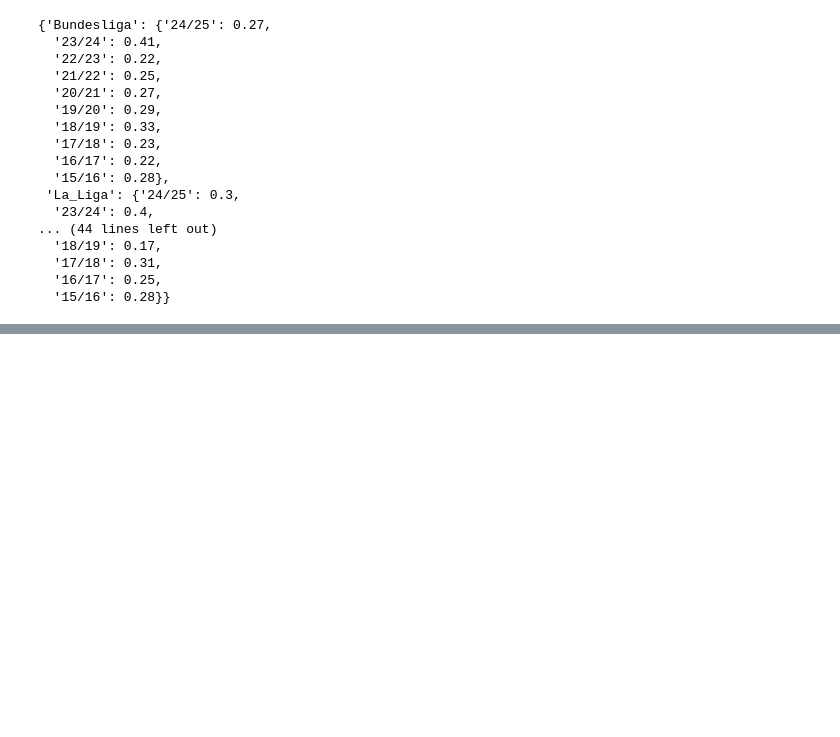
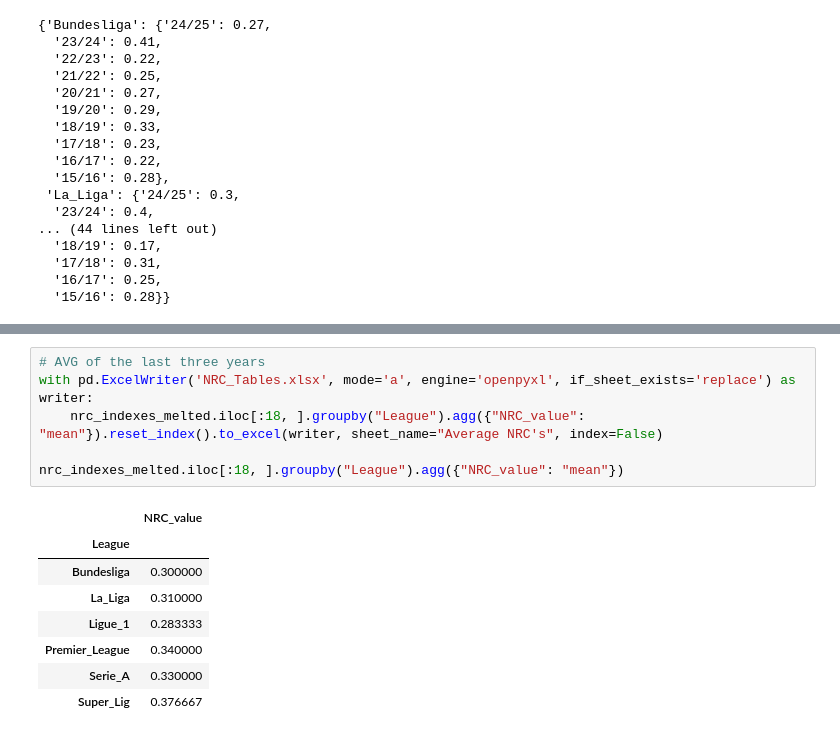
Before and after one commit to esenbora/sporg_proj_1, a Jupyter notebook: NCR and HHI.ipynb, the cells around one changed output, grey strips where cells are left out. Drawn from its saved outputs; the diff is of its cells as text; blank space fills up the shorter version.

```diff
--- a/NCR and HHI.ipynb
+++ b/NCR and HHI.ipynb
@@ -82,0 +114,15 @@ nrc_indexes_df
+# %%
+# AVG of the last three years
+with pd.ExcelWriter('NRC_Tables.xlsx', mode='a', engine='openpyxl', if_sheet_exists='replace') as writer:
+    nrc_indexes_melted.iloc[:18, ].groupby("League").agg({"NRC_value": "mean"}).reset_index().to_excel(writer, sheet_name="Average NRC's", index=False)
+
+nrc_indexes_melted.iloc[:18, ].groupby("League").agg({"NRC_value": "mean"})
+# %% [output]
+|  | NRC_value |
+| League |  |
+| Bundesliga | 0.300000 |
+| La_Liga | 0.310000 |
+| Ligue_1 | 0.283333 |
+| Premier_League | 0.340000 |
+| Serie_A | 0.330000 |
+| Super_Lig | 0.376667 |
```
Also changed, not shown: parts of 4 cells of this notebook, 5 other files.
